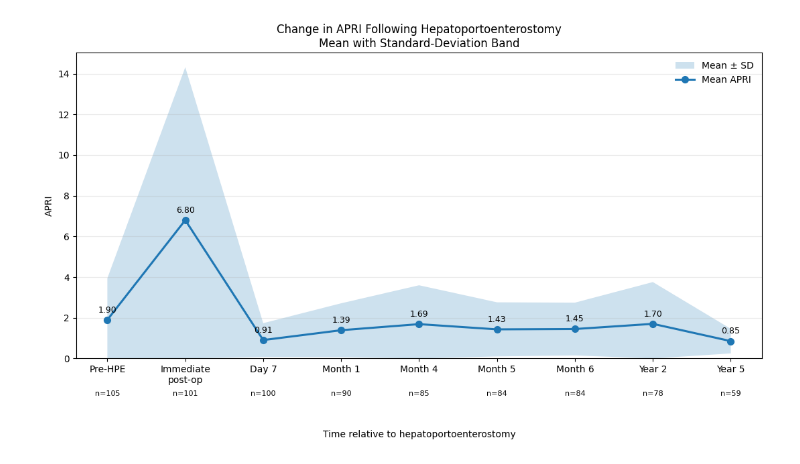
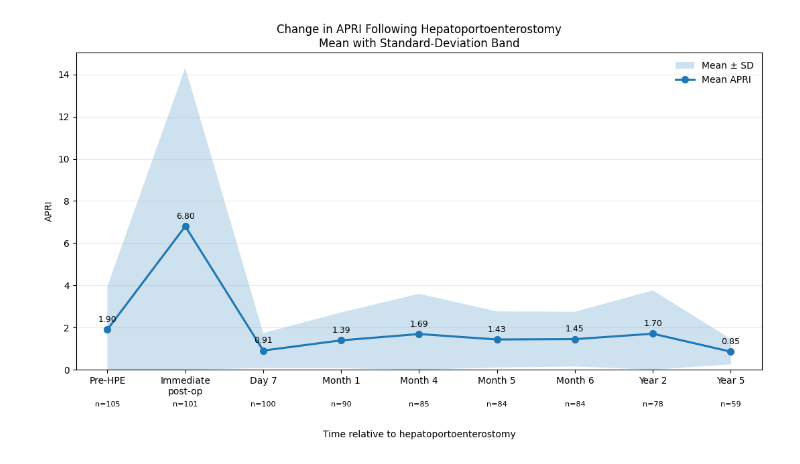
Before and after one commit to sasurasa/Lin, a Jupyter notebook: Lin120726SS.ipynb, the cells around one changed output. Cells and saved outputs as stored; diff of their text form; code cells hidden in the pictures.

```diff
--- a/Lin120726SS.ipynb
+++ b/Lin120726SS.ipynb
@@ -101,32 +114,32 @@ for i, row in summary.iterrows():
 ax.set_xticks(x)
 ax.set_xticklabels(summary["time"])
 
-ax.set_xlabel("Time relative to hepatoportoenterostomy", labelpad = 48)
+ax.set_xlabel("Time relative to hepatoportoenterostomy", labelpad = 36)
 ax.set_ylabel("APRI")
 ax.set_title(
     "Change in APRI Following Hepatoportoenterostomy\n"
     "Mean with Standard-Deviation Band"
 )
 
 ax.set_ylim(bottom=0)
 ax.grid(axis="y", alpha=0.25)
 ax.legend(frameon=False)
 
 # Additional lower margin for sample sizes
 plt.subplots_adjust(bottom=0.22)
 plt.tight_layout()
 
 plt.savefig(
     "APRI_mean_SD_over_time.png",
     dpi=300,
     bbox_inches="tight"
 )
 
 plt.savefig(
     "APRI_mean_SD_over_time.pdf",
     bbox_inches="tight"
 )
 
 plt.show()
 # %% [output]
-[figure, old version]
+[figure, new version]
```
Also changed, not shown: parts of 4 cells of this notebook.
